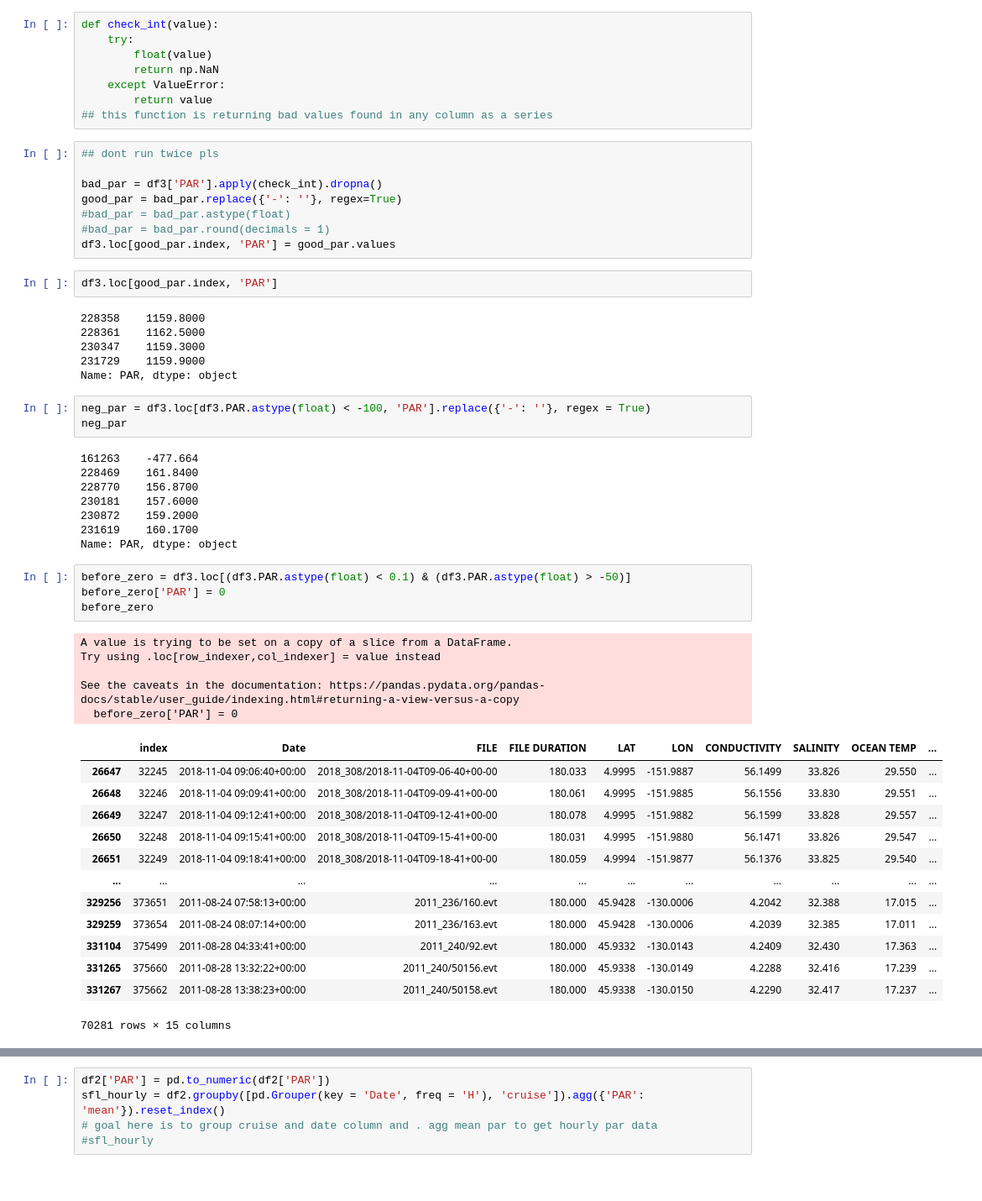
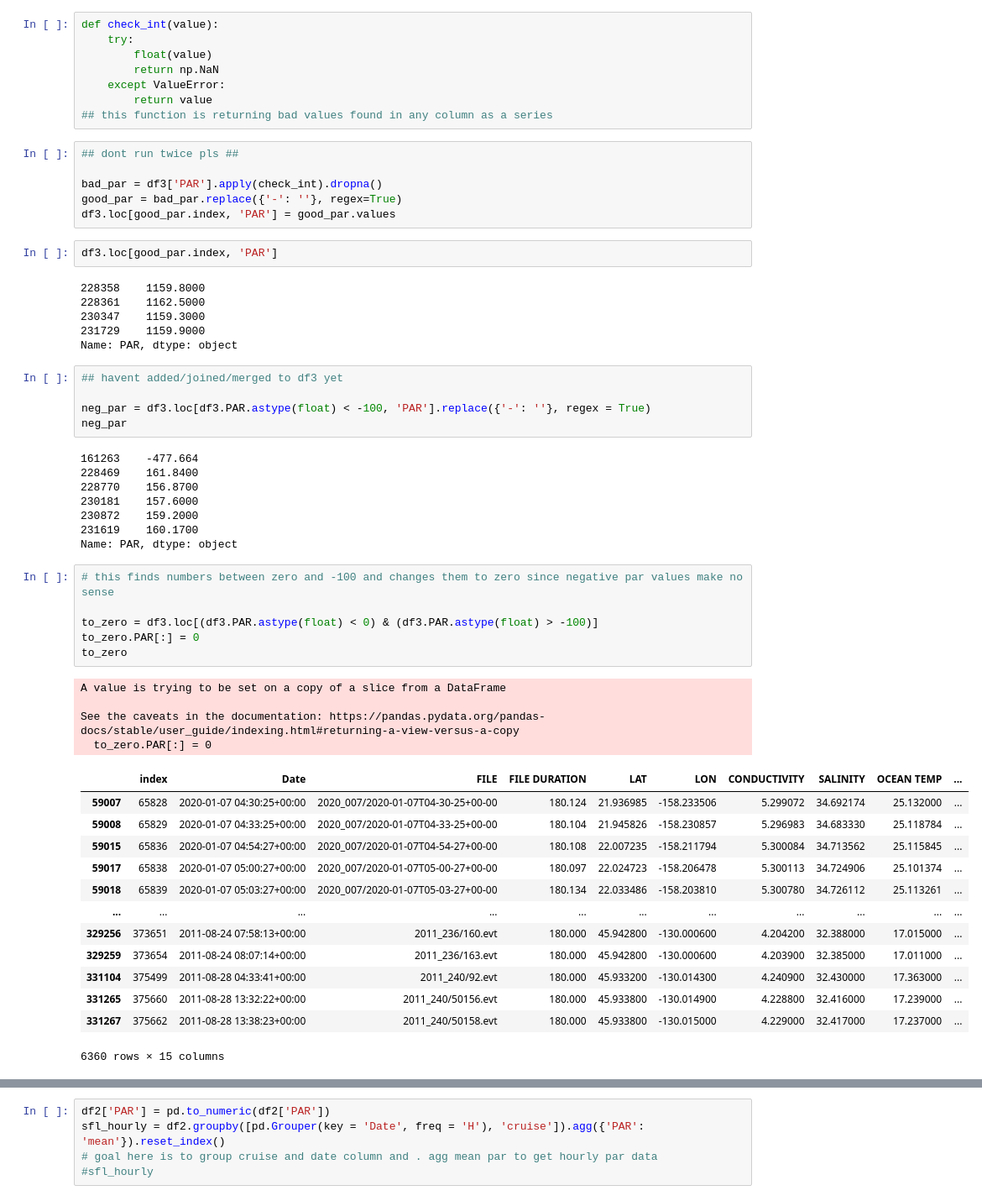
Before and after one commit to kpc02/SACNAS-2023-project, a Jupyter notebook: all_PAR_calib_python.ipynb, the cells around one changed output, grey strips where cells are left out. Shown: that part at 84% size. Cells and saved outputs as stored; diff of their text form; blank space fills up the shorter version.

Commit message:
update for working on correct par values

```diff
--- a/all_PAR_calib_python.ipynb
+++ b/all_PAR_calib_python.ipynb
@@ -160,12 +145,10 @@ def check_int(value):
         return value
 ## this function is returning bad values found in any column as a series
 # %%
-## dont run twice pls
+## dont run twice pls ##
 
 bad_par = df3['PAR'].apply(check_int).dropna()
 good_par = bad_par.replace({'-': ''}, regex=True)
-#bad_par = bad_par.astype(float)
-#bad_par = bad_par.round(decimals = 1)
 df3.loc[good_par.index, 'PAR'] = good_par.values
 # %%
 df3.loc[good_par.index, 'PAR']
@@ -176,6 +159,8 @@ df3.loc[good_par.index, 'PAR']
 231729    1159.9000
 Name: PAR, dtype: object
 # %%
+## havent added/joined/merged to df3 yet
+
 neg_par = df3.loc[df3.PAR.astype(float) < -100, 'PAR'].replace({'-': ''}, regex = True)
 neg_par
 # %% [output]
@@ -187,25 +172,26 @@ neg_par
 231619    160.1700
 Name: PAR, dtype: object
 # %%
-before_zero = df3.loc[(df3.PAR.astype(float) < 0.1) & (df3.PAR.astype(float) > -50)]
-before_zero['PAR'] = 0
-before_zero
+# this finds numbers between zero and -100 and changes them to zero since negative par values make no sense
+
+to_zero = df3.loc[(df3.PAR.astype(float) < 0) & (df3.PAR.astype(float) > -100)]
+to_zero.PAR[:] = 0
+to_zero
 # %% [output]
-A value is trying to be set on a copy of a slice from a DataFrame.
-Try using .loc[row_indexer,col_indexer] = value instead
+A value is trying to be set on a copy of a slice from a DataFrame
 
 See the caveats in the documentation: https://pandas.pydata.org/pandas-docs/stable/user_guide/indexing.html#returning-a-view-versus-a-copy
-  before_zero['PAR'] = 0
+  to_zero.PAR[:] = 0
 |  | index | Date | FILE | FILE DURATION | LAT | LON | CONDUCTIVITY | SALINITY | OCEAN TEMP | ... |
-| 26647 | 32245 | 2018-11-04 09:06:40+00:00 | 2018_308/2018-11-04T09-06-40+00-00 | 180.033 | 4.9995 | -151.9887 | 56.1499 | 33.826 | 29.550 | ... |
-| 26648 | 32246 | 2018-11-04 09:09:41+00:00 | 2018_308/2018-11-04T09-09-41+00-00 | 180.061 | 4.9995 | -151.9885 | 56.1556 | 33.830 | 29.551 | ... |
-| 26649 | 32247 | 2018-11-04 09:12:41+00:00 | 2018_308/2018-11-04T09-12-41+00-00 | 180.078 | 4.9995 | -151.9882 | 56.1599 | 33.828 | 29.557 | ... |
-| 26650 | 32248 | 2018-11-04 09:15:41+00:00 | 2018_308/2018-11-04T09-15-41+00-00 | 180.031 | 4.9995 | -151.9880 | 56.1471 | 33.826 | 29.547 | ... |
-| 26651 | 32249 | 2018-11-04 09:18:41+00:00 | 2018_308/2018-11-04T09-18-41+00-00 | 180.059 | 4.9994 | -151.9877 | 56.1376 | 33.825 | 29.540 | ... |
+| 59007 | 65828 | 2020-01-07 04:30:25+00:00 | 2020_007/2020-01-07T04-30-25+00-00 | 180.124 | 21.936985 | -158.233506 | 5.299072 | 34.692174 | 25.132000 | ... |
+| 59008 | 65829 | 2020-01-07 04:33:25+00:00 | 2020_007/2020-01-07T04-33-25+00-00 | 180.104 | 21.945826 | -158.230857 | 5.296983 | 34.683330 | 25.118784 | ... |
+| 59015 | 65836 | 2020-01-07 04:54:27+00:00 | 2020_007/2020-01-07T04-54-27+00-00 | 180.108 | 22.007235 | -158.211794 | 5.300084 | 34.713562 | 25.115845 | ... |
+| 59017 | 65838 | 2020-01-07 05:00:27+00:00 | 2020_007/2020-01-07T05-00-27+00-00 | 180.097 | 22.024723 | -158.206478 | 5.300113 | 34.724906 | 25.101374 | ... |
+| 59018 | 65839 | 2020-01-07 05:03:27+00:00 | 2020_007/2020-01-07T05-03-27+00-00 | 180.134 | 22.033486 | -158.203810 | 5.300780 | 34.726112 | 25.113261 | ... |
 | ... | ... | ... | ... | ... | ... | ... | ... | ... | ... | ... |
-| 329256 | 373651 | 2011-08-24 07:58:13+00:00 | 2011_236/160.evt | 180.000 | 45.9428 | -130.0006 | 4.2042 | 32.388 | 17.015 | ... |
-| 329259 | 373654 | 2011-08-24 08:07:14+00:00 | 2011_236/163.evt | 180.000 | 45.9428 | -130.0006 | 4.2039 | 32.385 | 17.011 | ... |
-| 331104 | 375499 | 2011-08-28 04:33:41+00:00 | 2011_240/92.evt | 180.000 | 45.9332 | -130.0143 | 4.2409 | 32.430 | 17.363 | ... |
-| 331265 | 375660 | 2011-08-28 13:32:22+00:00 | 2011_240/50156.evt | 180.000 | 45.9338 | -130.0149 | 4.2288 | 32.416 | 17.239 | ... |
-| 331267 | 375662 | 2011-08-28 13:38:23+00:00 | 2011_240/50158.evt | 180.000 | 45.9338 | -130.0150 | 4.2290 | 32.417 | 17.237 | ... |
+| 329256 | 373651 | 2011-08-24 07:58:13+00:00 | 2011_236/160.evt | 180.000 | 45.942800 | -130.000600 | 4.204200 | 32.388000 | 17.015000 | ... |
+| 329259 | 373654 | 2011-08-24 08:07:14+00:00 | 2011_236/163.evt | 180.000 | 45.942800 | -130.000600 | 4.203900 | 32.385000 | 17.011000 | ... |
+| 331104 | 375499 | 2011-08-28 04:33:41+00:00 | 2011_240/92.evt | 180.000 | 45.933200 | -130.014300 | 4.240900 | 32.430000 | 17.363000 | ... |
+| 331265 | 375660 | 2011-08-28 13:32:22+00:00 | 2011_240/50156.evt | 180.000 | 45.933800 | -130.014900 | 4.228800 | 32.416000 | 17.239000 | ... |
+| 331267 | 375662 | 2011-08-28 13:38:23+00:00 | 2011_240/50158.evt | 180.000 | 45.933800 | -130.015000 | 4.229000 | 32.417000 | 17.237000 | ... |
-70281 rows × 15 columns
+6360 rows × 15 columns
```
Also changed, not shown: parts of 2 cells of this notebook.
